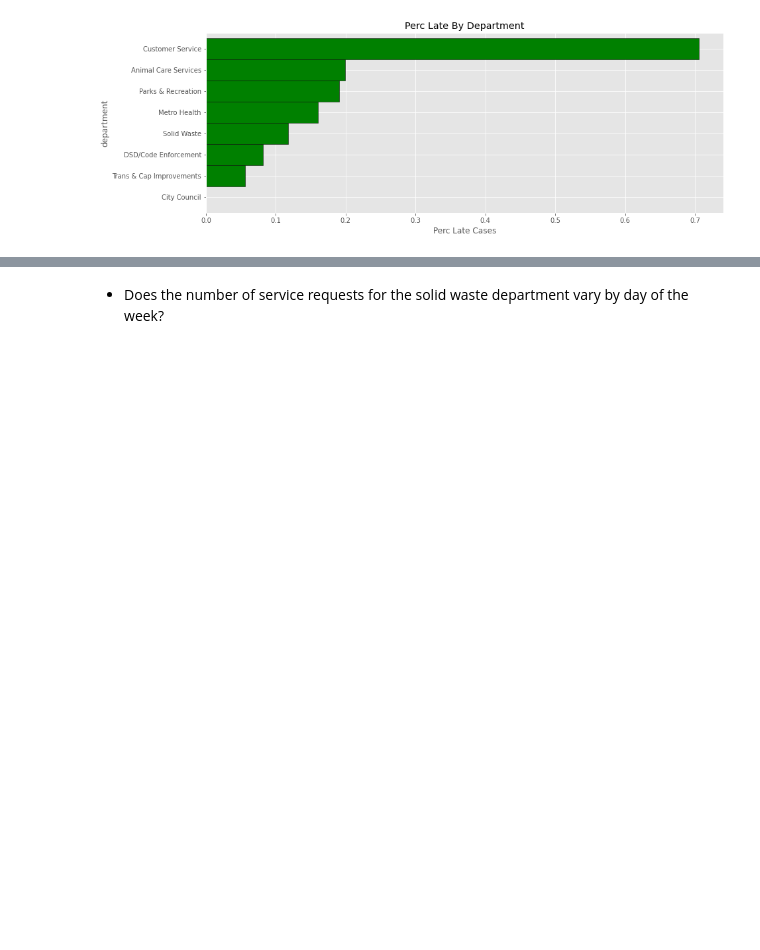
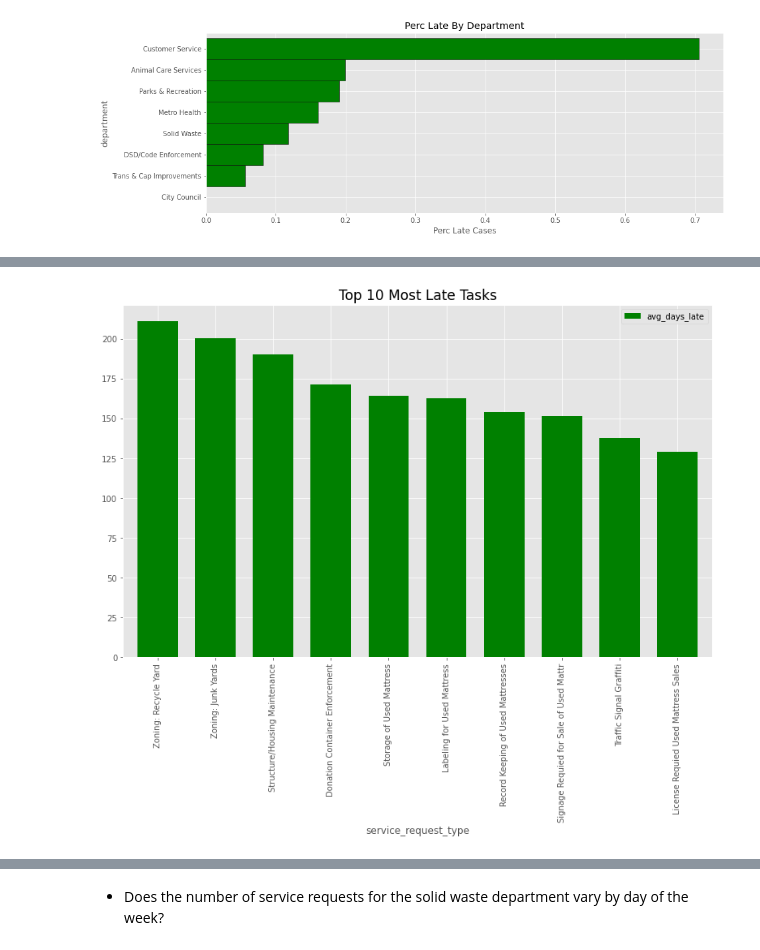
Before and after one commit to albertopuentes/spark-exercises, a Jupyter notebook: explore.ipynb, the cells around one changed output, grey strips where cells are left out. Drawn from its saved outputs; the diff is of its cells as text; code cells hidden in the pictures; blank space fills up the shorter version.

```diff
--- a/explore.ipynb
+++ b/explore.ipynb
@@ -112,0 +153,15 @@ Text(0.5, 1.0, 'Perc Late By Department')
+# %%
+(
+    df.filter(col('case_late') == 'true')
+    .groupBy('service_request_type').agg(mean('num_days_late').alias('avg_days_late'))
+    .sort(desc('avg_days_late'))
+    .toPandas()
+    .set_index('service_request_type')
+    .head(10)
+    .plot.bar(figsize = (13,8), width = .7, color = 'green')
+)
+plt.xticks(rotation = 90)
+plt.title('Top 10 Most Late Tasks', fontsize = 17)
+plt.show()
+# %% [output]
+[figure, added]
```
Also changed, not shown: parts of 15 cells of this notebook.
